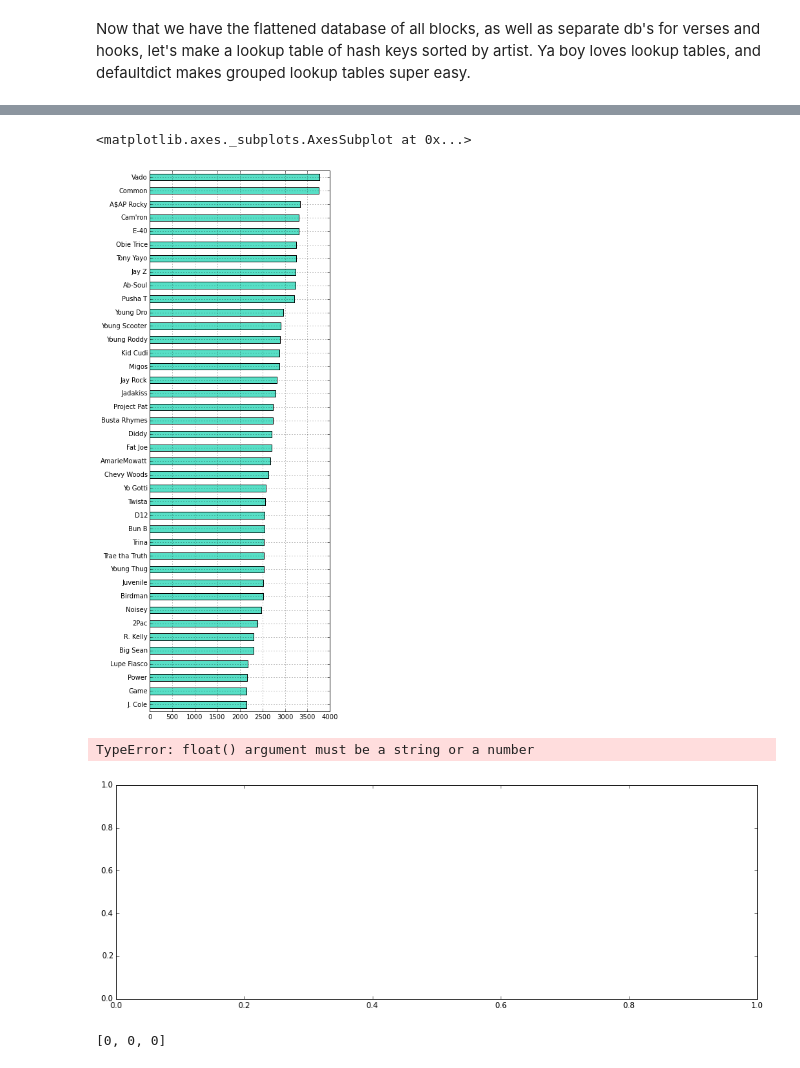
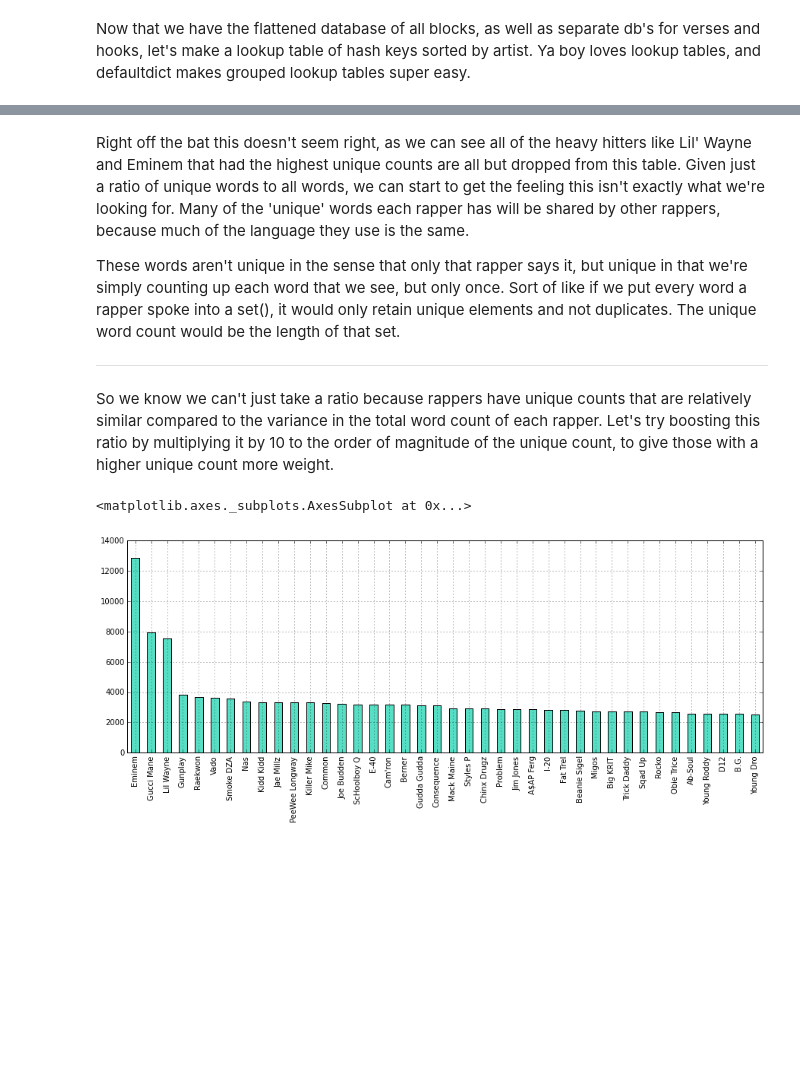
Before and after one commit to baronvonbadguy/genius-scraper, a Jupyter notebook: Exploration.ipynb, the cells around one changed output, grey strips where cells are left out. Saved outputs shown, nothing was run; the diff lists cells and outputs as text; code cells hidden in the pictures; blank space fills up the shorter version.

```diff
--- a/Exploration.ipynb
+++ b/Exploration.ipynb
@@ -86,7 +92,7 @@ def load_all_blocks(block_type=None):
                 artist = json.load(f)
                 for song in artist.keys():
                     for block_group in artist[song]['pro']['blocks'].keys():
-                        if not block_type or block_group in block_type:
+                        if not block_type or block_type in block_group:
                             for block in artist[song]['pro']['blocks'][block_group]:
                                 db[block['text hash']] = {'artist': block['artist'],
                                                           'text': block['text'],
@@ -95,10 +101,11 @@ def load_all_blocks(block_type=None):
 
 db_flat = load_all_blocks()
 
-lookup_blocks = lambda block_type: {k for k,v in db_flat.iteritems() if block_type in v['type']}
+lookup_blocks = lambda bt: {k for k,v in db_flat.iteritems() if bt in v['type']}
 lt_verses = lookup_blocks('verses')
 lt_hooks = lookup_blocks('hooks')
 
 print('loaded {} blocks into db'.format(len(db_flat.keys())))
 print('of which {} were verses and {} were hooks'.format(len(lt_verses), len(lt_hooks)))
+pp(db_flat.values()[:5])
 # %% [output]
@@ -133,4 +155,4 @@ Let's filter out artists in our table that have fewer than 10 blocks.  This will
 # %%
-lt_artists = {k:v for k,v in lt_artists.iteritems() if len(v) > 10}
+lt_artists = {k:v for k,v in lt_artists.iteritems() if len(v) > 20}
 print('{} artists retained'.format(len(lt_artists)))
 # %% [output]
@@ -142,13 +164,17 @@ Now that we have or data sorted and cleaned, and we have our primary lookup tabl
 # %%
+#dictionary of lists of every word we have on record for respective rapper
 corpora = defaultdict(list)
+
 for artist, block_ids in lt_artists.iteritems():
     for block_id in block_ids:
         corpora[artist] += nltk.word_tokenize(db_flat[block_id]['text'])
-stats = dict()
-freq = dict()
+
+stats, freq = dict(), dict()
+
 for k, v in corpora.iteritems():
     freq[k] = fq = nltk.FreqDist(v)
     stats[k] = {'total': len(v), 'unique': len(fq.keys())}
+
 df = pd.DataFrame.from_dict(stats, orient='index').sort(columns='unique', ascending=False)
 # %%
 rcParams['figure.figsize'] = 15, 5
@@ -159,0 +188,3 @@ df[:40].plot(kind='bar', stacked=True, color=colors)
+# %%
+df['ratio'] = (df['unique'] / df['total'])
+df.sort(columns='ratio', ascending=False)['ratio'][:40].plot(kind='bar', color="#57DFC6")
@@ -160,17 +194,12 @@ df[:40].plot(kind='bar', stacked=True, color=colors)
+# %% [markdown]
+Right off the bat this doesn't seem right, as we can see all of the heavy hitters like Lil' Wayne and Eminem that had the highest unique counts are all but dropped from this table.  Given just a ratio of unique words to all words, we can start to get the feeling this isn't exactly what we're looking for.  Many of the 'unique' words each rapper has will be shared by other rappers, because much of the language they use is the same.
+
+These words aren't unique in the sense that only that rapper says it, but unique in that we're simply counting up each word that we see, but only once.  Sort of like if we put every word a rapper spoke into a set(), it would only retain unique elements and not duplicates.  The unique word count would be the length of that set.
+- - -
+So we know we can't just take a ratio because rappers have unique counts that are relatively similar compared to the variance in the total word count of each rapper.  Let's try boosting this ratio by multiplying it by 10 to the order of magnitude of the unique count, to give those with a higher unique count more weight.
 # %%
-rcParams['figure.figsize'] = 5, 15
 df['ratio'] = (df['unique'] / df['total']) * df['unique'].apply(lambda x: pow(10, len(str(x))))
-df.sort(columns='ratio', ascending=False)['ratio'][:40][::-1].plot(kind='barh', color="#57DFC6")
+df.sort(columns='ratio', ascending=False)['ratio'][:40].plot(kind='bar', color="#57DFC6")
 # %% [output]
 <matplotlib.axes._subplots.AxesSubplot at 0x...>
-[figure, old version]
+[figure, new version]
-# %%
-ax.plot(df[:25].sort(columns=['ratio',], ascending=False))
-# %% [output]
-TypeError: float() argument must be a string or a number
-[figure, removed]
-# %%
-unique_counts = {k:len(v) for k,v in unique.iteritems()}
-[len(x) for x in unique.values()[:3]]
-# %% [output]
-[0, 0, 0]
```
Also changed, not shown: parts of 36 cells of this notebook.
